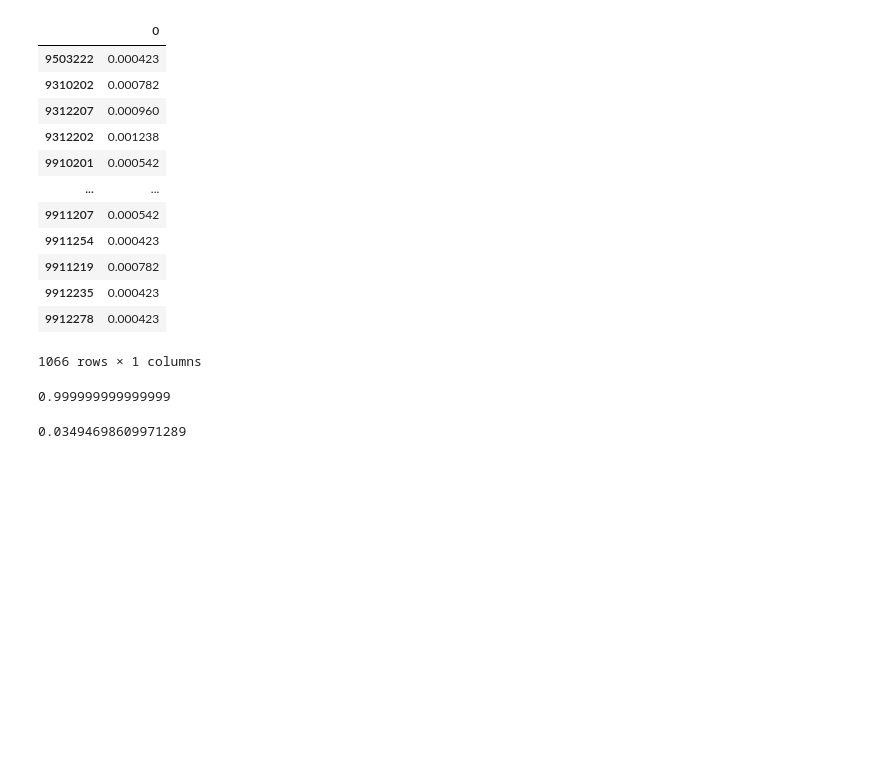
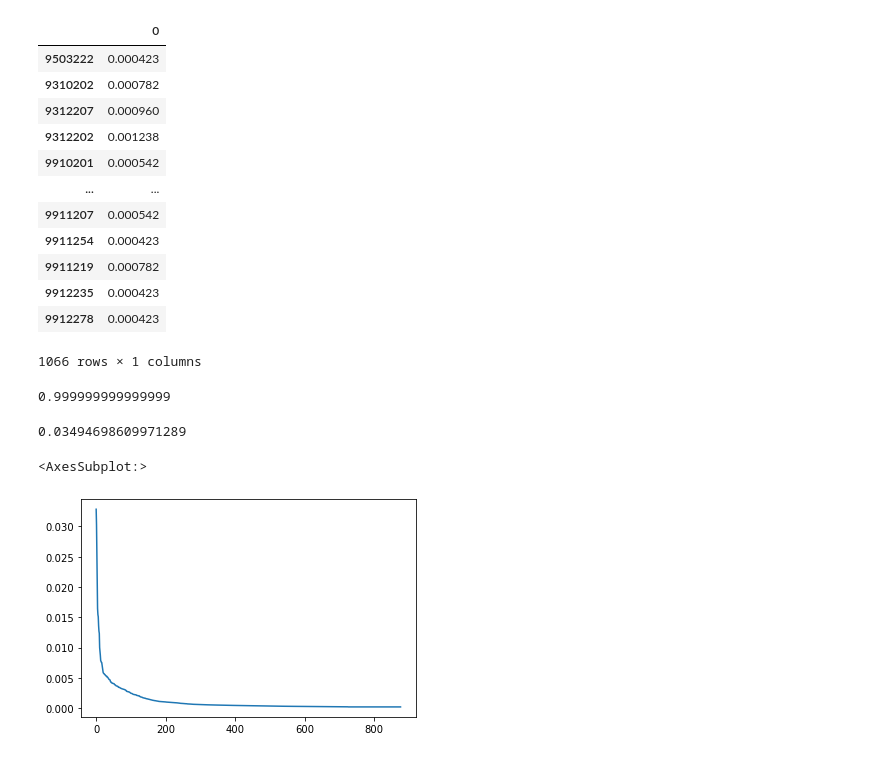
Before and after one commit to matteo-Donofrio-unipi/Master_Degree_Thesis, a Jupyter notebook: PageRank_computation.ipynb, the cells around one changed output. Cells and saved outputs as stored; diff of their text form; code cells hidden in the pictures; blank space fills up the shorter version.

```diff
--- a/PageRank_computation.ipynb
+++ b/PageRank_computation.ipynb
@@ -109,3 +109,12 @@ PR_df[0].sum() #ho la prob di ogni nodo
 PR_df[0].max()
 # %% [output]
 0.03494698609971289
+# %%
+PR_df = pd.read_csv('./PR_df.csv')
+PR_df.sort_values(by='0',inplace = True, ascending=False)
+PR_df.reset_index(drop = True, inplace = True)
+# %%
+PR_df['0'].plot()
+# %% [output]
+<AxesSubplot:>
+[figure, added]
```
Also changed, not shown: 1 other file.
